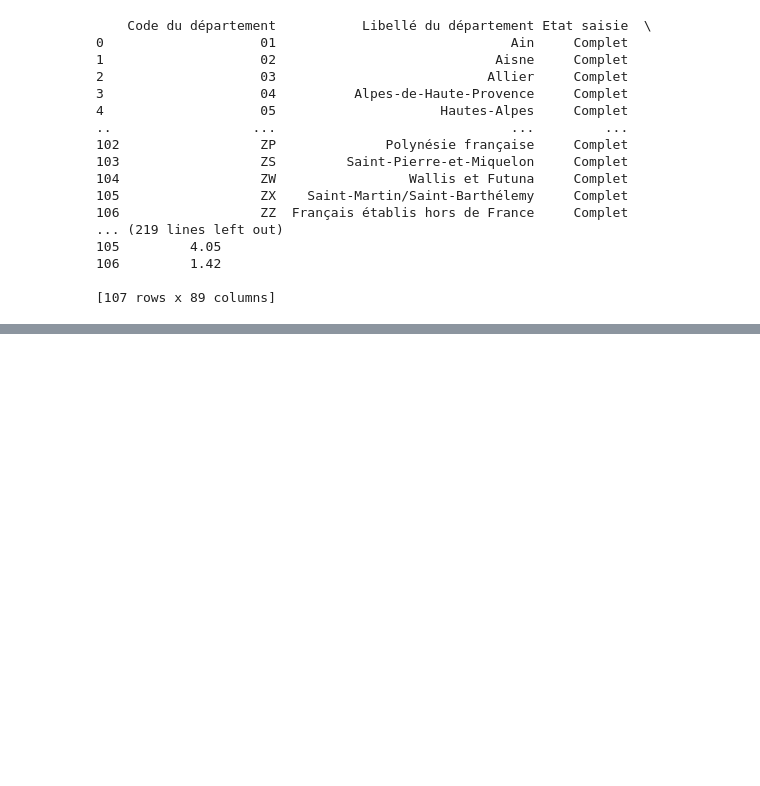
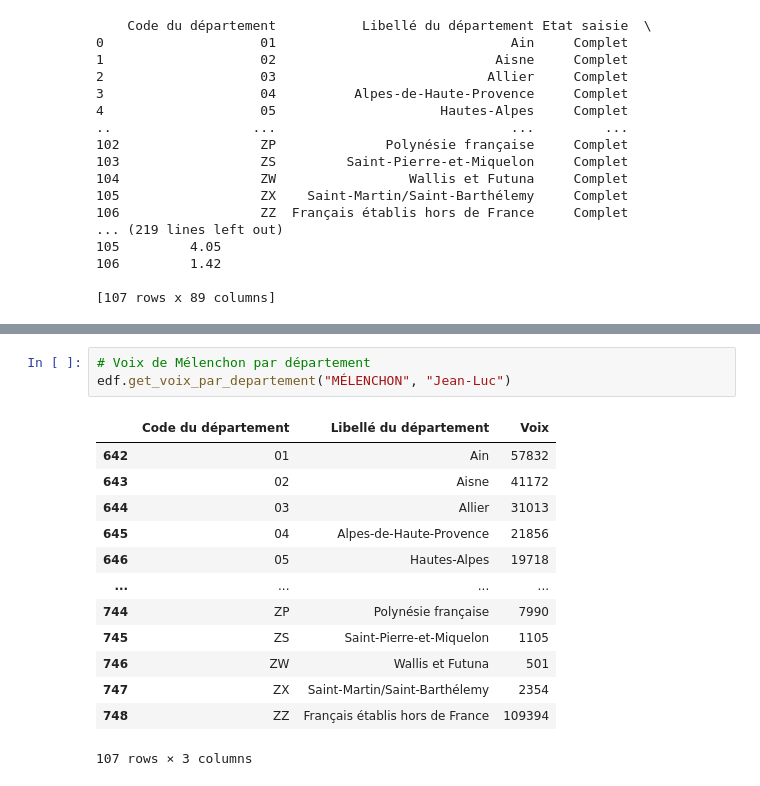
Before and after one commit to Magikmagnum/election, a Jupyter notebook: labo1.ipynb, the cells around one changed output, grey strips where cells are left out. Saved outputs shown, nothing was run; the diff lists cells and outputs as text; blank space fills up the shorter version.

```diff
--- a/main.ipynb
+++ b/labo1.ipynb
@@ -500,0 +493,17 @@ ImportError: cannot import name 'SexeEnum' from 'models' (/workspace/models/__in
+# %%
+# Voix de Mélenchon par département
+edf.get_voix_par_departement("MÉLENCHON", "Jean-Luc")
+# %% [output]
+|  | Code du département | Libellé du département | Voix |
+| 642 | 01 | Ain | 57832 |
+| 643 | 02 | Aisne | 41172 |
+| 644 | 03 | Allier | 31013 |
+| 645 | 04 | Alpes-de-Haute-Provence | 21856 |
+| 646 | 05 | Hautes-Alpes | 19718 |
+| ... | ... | ... | ... |
+| 744 | ZP | Polynésie française | 7990 |
+| 745 | ZS | Saint-Pierre-et-Miquelon | 1105 |
+| 746 | ZW | Wallis et Futuna | 501 |
+| 747 | ZX | Saint-Martin/Saint-Barthélemy | 2354 |
+| 748 | ZZ | Français établis hors de France | 109394 |
+107 rows × 3 columns
```
Also changed, not shown: parts of 12 cells of this notebook, 3 other files.
